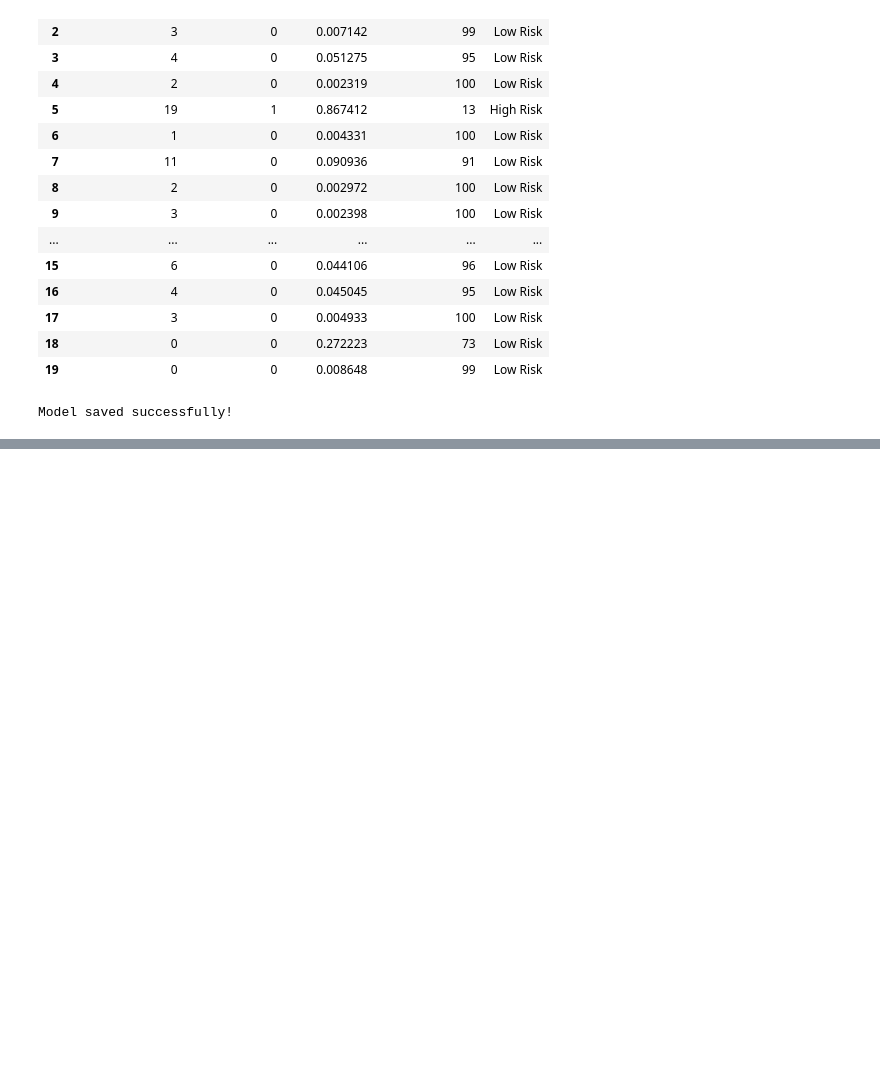
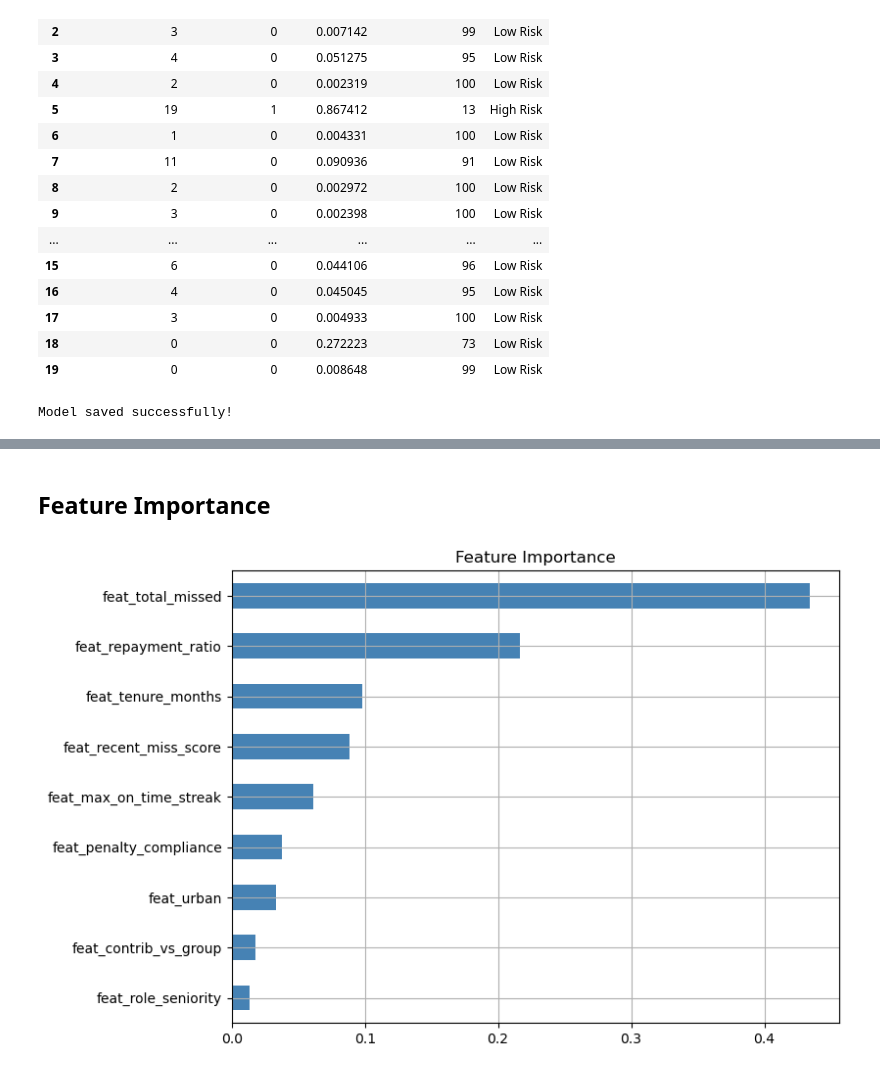
Before and after one commit to itsazzaosman/KTT-HACK, a Jupyter notebook: train.ipynb, the cells around one changed output, grey strips where cells are left out. Drawn from its saved outputs; the diff is of its cells as text; code cells hidden in the pictures; blank space fills up the shorter version.

```diff
--- a/train.ipynb
+++ b/train.ipynb
@@ -200,0 +239,11 @@ Model saved successfully!
+# %% [markdown]
+## Feature Importance
+# %%
+fig, ax = plt.subplots(figsize=(8, 6))
+feat_importances = pd.Series(model.feature_importances_, index=X_train.columns)
+feat_importances.sort_values().plot(kind='barh', ax=ax, color='steelblue')
+ax.set_title("Feature Importance")
+plt.grid(True)
+plt.show()
+# %% [output]
+[figure, added]
```
Also changed, not shown: parts of 10 cells of this notebook, 2 other files.
